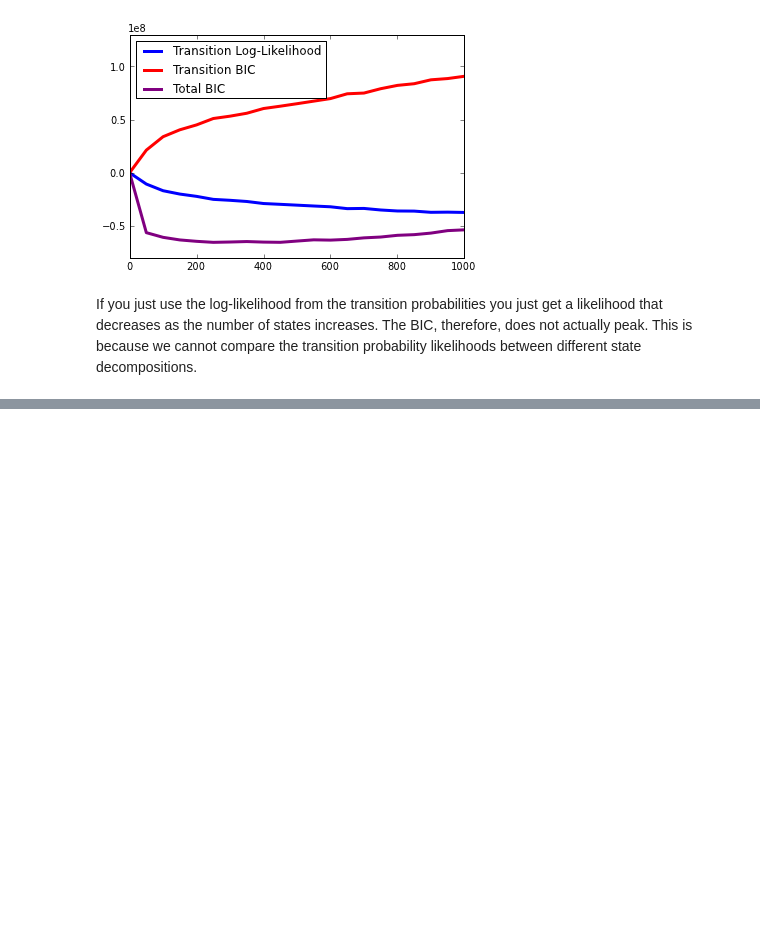
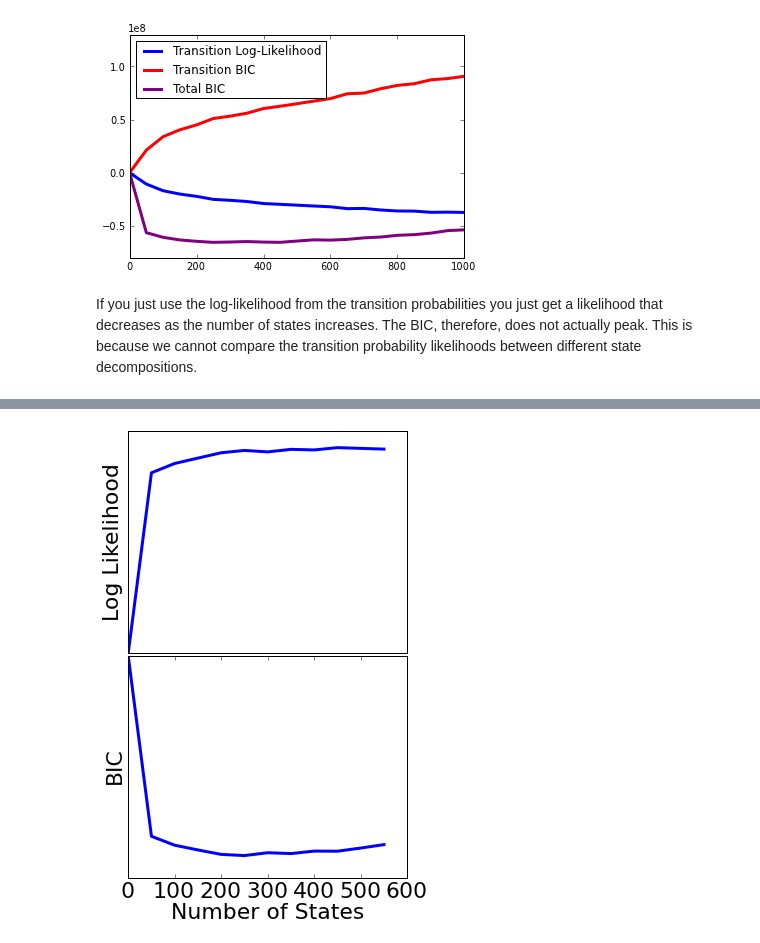
Before and after one commit to rmcgibbo/opt-k, a Jupyter notebook: muller/likelihoods.ipynb, the cells around one changed output, grey strips where cells are left out. Drawn from its saved outputs; the diff is of its cells as text; code cells hidden in the pictures; blank space fills up the shorter version.

```diff
--- a/muller/likelihoods.ipynb
+++ b/muller/likelihoods.ipynb
@@ -121,0 +122,17 @@ savefig('like_comp.pdf')
+# %%
+hlikes = np.load('hybrid10_600.npy')
+hbic = -2 * hlikes + np.log(1E7) * ks[:12] ** 2
+figure(figsize=(5,8))
+subplot(211)
+plot(ks[:12], hlikes, lw=3)
+yticks([])
+ylabel('Log Likelihood')
+xticks([])
+subplot(212)
+plot(ks[:12], hbic, lw=3)
+yticks([])
+ylabel('BIC')
+xlabel('Number of States')
+subplots_adjust(hspace=0.01)
+# %% [output]
+[figure, added]
```
Also changed, not shown: parts of 4 cells of this notebook, 3 other files.
